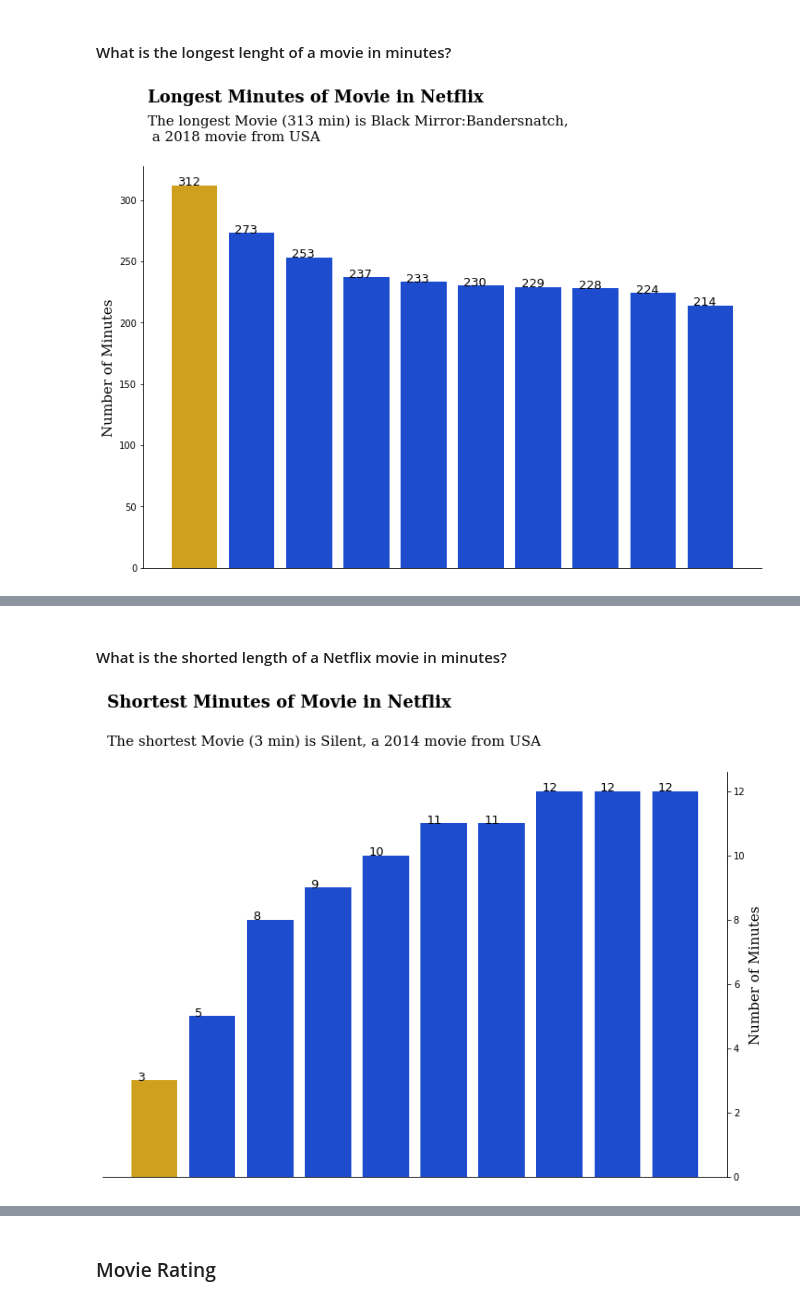
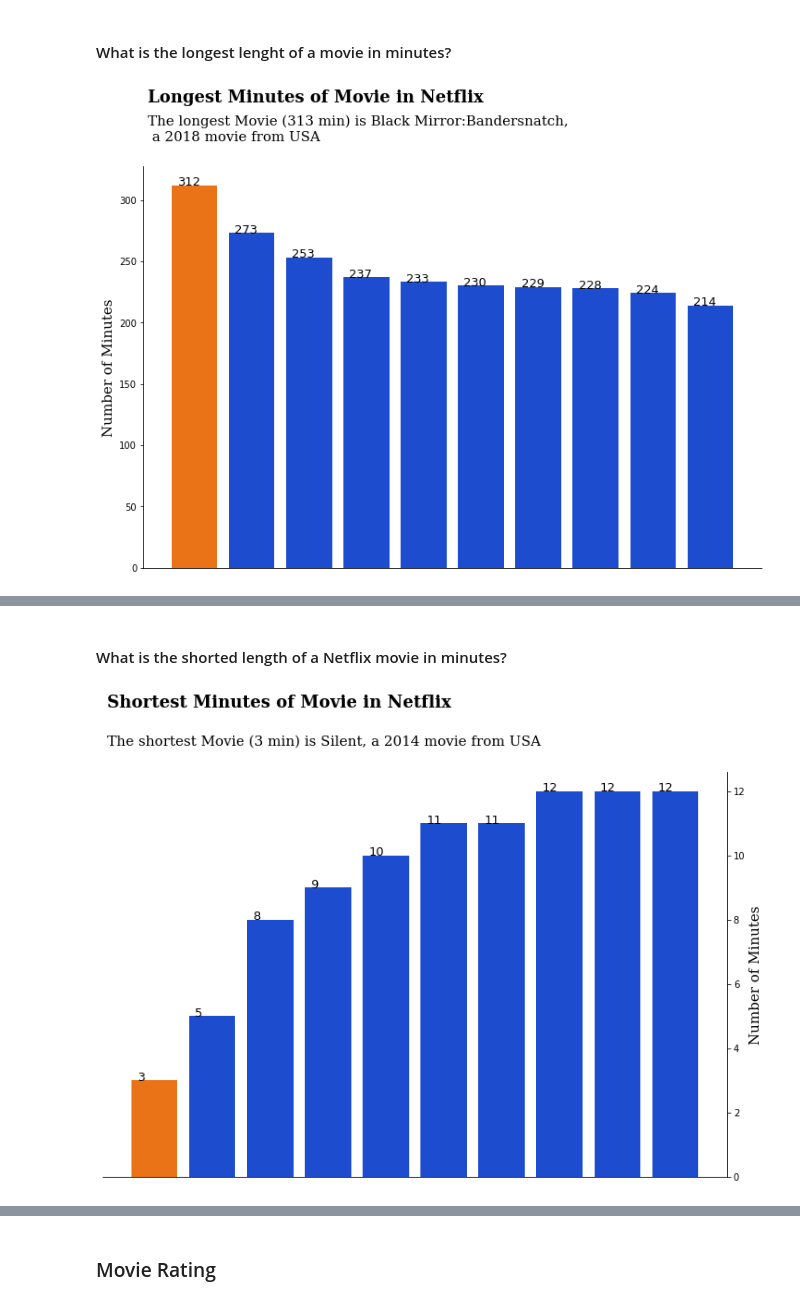
Before and after one commit to TheBlueZayn/Netflix-EDA, a Jupyter notebook: main.ipynb, the cells around one changed output, grey strips where cells are left out. Drawn from its saved outputs; the diff is of its cells as text; code cells hidden in the pictures.

```diff
--- a/main.ipynb
+++ b/main.ipynb
@@ -752,30 +752,30 @@ df.loc[df["duration"] == "17 Seasons"]
 # %%
 # Subset data
 data_min = df.loc[df["duration"].str.contains("min")]["duration"].str.replace("min", " ").astype("int").sort_values(ascending=False).head(10)
 fig, ax = plt.subplots(figsize=(12,8))
 
 
 color_map = ["#1d4ccf" for i in range(10)]
-color_map[0] = "#CFA01D"        # color highlight
+color_map[0] = "#EA7317"        # color highlight
 ax.bar(range(10), data_min, color=color_map)
 plt.tick_params(
     axis='x',          # changes apply to the x-axis
     which='both',      # both major and minor ticks are affected
     bottom=False,      # ticks along the bottom edge are off
     top=False,         # ticks along the top edge are off
     labelbottom=False)
 ax.set_ylabel("Number of Minutes", fontsize=15, fontfamily="serif")
 for i, v in enumerate(data_min):
     plt.text(i-0.3, v, str(v), fontsize=13)
 for s in ['top', 'right']:
     ax.spines[s].set_visible(False)
 fig.text(0.13, 1, "Longest Minutes of Movie in Netflix", fontsize=18, fontfamily="serif", fontweight="bold")
 fig.text(0.13, 0.9, """
 The longest Movie (313 min) is Black Mirror:Bandersnatch,
  a 2018 movie from USA
  """, fontsize=15, fontfamily="serif");
 # %% [output]
-[figure, old version]
+[figure, new version]
 # %%
 df.loc[df["duration"] == "312 min"]
 # %% [output]
@@ -790,7 +790,7 @@ data_low = df.loc[df["duration"].str.contains("min")]["duration"].str.replace("m
 fig, ax = plt.subplots(figsize=(12,8))
 
 color_map = ["#1d4ccf" for i in range(10)]
-color_map[0] = "#CFA01D"        # color highlight
+color_map[0] = "#EA7317"        # color highlight
 ax.bar(range(10), data_low, color=color_map)
 plt.tick_params(
     axis='x',          # changes apply to the x-axis
@@ -808,7 +808,7 @@ for s in ['top', 'left']:
 fig.text(0.13, 1, "Shortest Minutes of Movie in Netflix", fontsize=18, fontfamily="serif", fontweight="bold")
 fig.text(0.13, 0.93, "The shortest Movie (3 min) is Silent, a 2014 movie from USA", fontsize=15, fontfamily="serif");
 # %% [output]
-[figure, old version]
+[figure, new version]
 # %%
 df.loc[df["duration"] == "3 min"]
 # %% [output]
```
Also changed, not shown: parts of 2 cells of this notebook.
